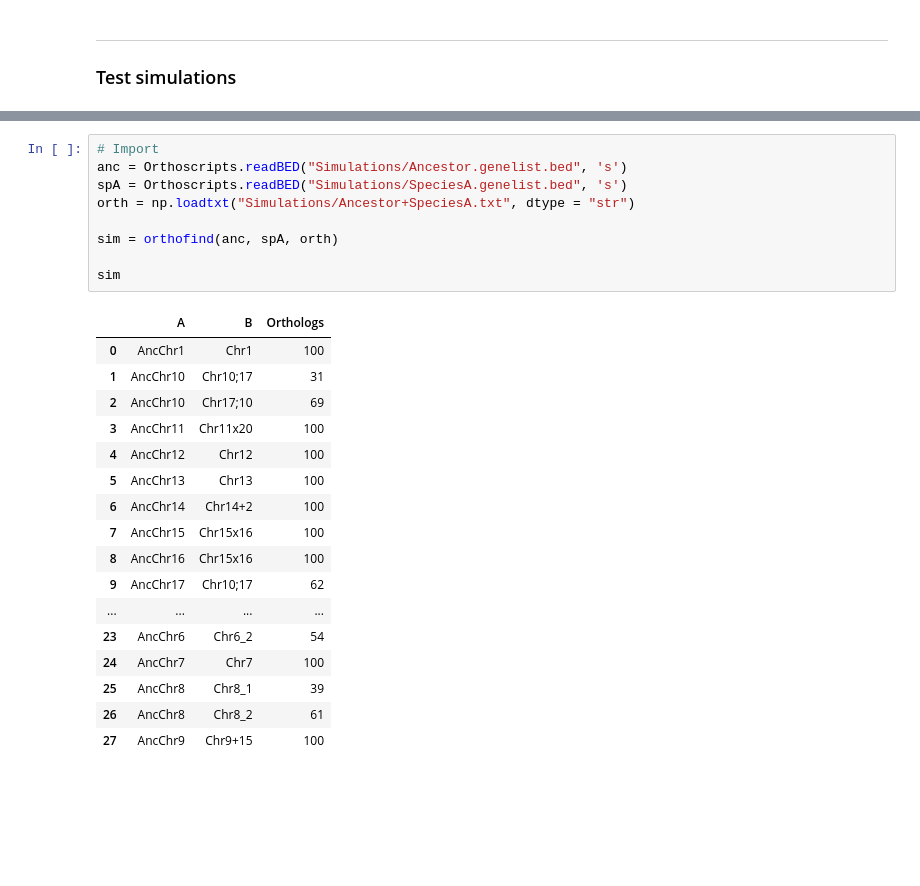
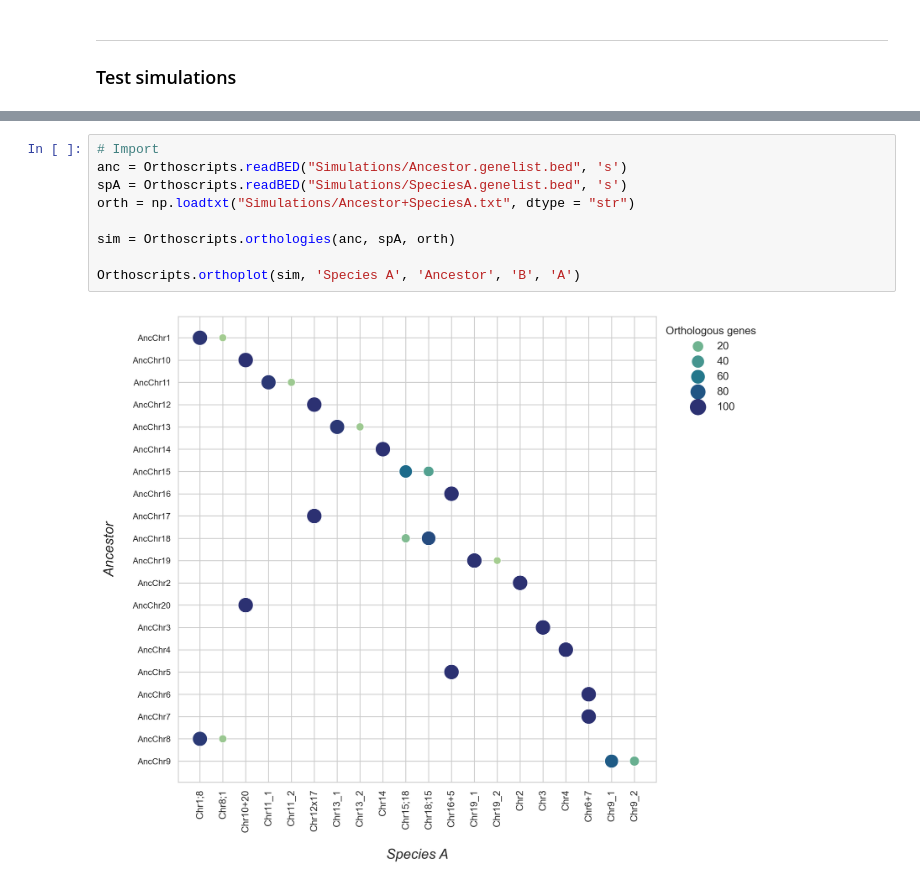
Before and after one commit to rajavat/orthology, a Jupyter notebook: Orthology.ipynb, the cells around one changed output, grey strips where cells are left out. Saved outputs shown, nothing was run; the diff lists cells and outputs as text; blank space fills up the shorter version.

```diff
--- a/Orthology.ipynb
+++ b/Orthology.ipynb
@@ -363,27 +131,11 @@ def orthofind(genelistA, genelistB, orthologies):
 # %%
 # Import
 anc = Orthoscripts.readBED("Simulations/Ancestor.genelist.bed", 's')
 spA = Orthoscripts.readBED("Simulations/SpeciesA.genelist.bed", 's')
 orth = np.loadtxt("Simulations/Ancestor+SpeciesA.txt", dtype = "str")
 
-sim = orthofind(anc, spA, orth)
+sim = Orthoscripts.orthologies(anc, spA, orth)
 
-sim
+Orthoscripts.orthoplot(sim, 'Species A', 'Ancestor', 'B', 'A')
 # %% [output]
-|  | A | B | Orthologs |
-| 0 | AncChr1 | Chr1 | 100 |
-| 1 | AncChr10 | Chr10;17 | 31 |
-| 2 | AncChr10 | Chr17;10 | 69 |
-| 3 | AncChr11 | Chr11x20 | 100 |
-| 4 | AncChr12 | Chr12 | 100 |
-| 5 | AncChr13 | Chr13 | 100 |
-| 6 | AncChr14 | Chr14+2 | 100 |
-| 7 | AncChr15 | Chr15x16 | 100 |
-| 8 | AncChr16 | Chr15x16 | 100 |
-| 9 | AncChr17 | Chr10;17 | 62 |
-| ... | ... | ... | ... |
-| 23 | AncChr6 | Chr6_2 | 54 |
-| 24 | AncChr7 | Chr7 | 100 |
-| 25 | AncChr8 | Chr8_1 | 39 |
-| 26 | AncChr8 | Chr8_2 | 61 |
-| 27 | AncChr9 | Chr9+15 | 100 |
+[figure, added]
```
Also changed, not shown: parts of 13 cells of this notebook, 6 other files.
